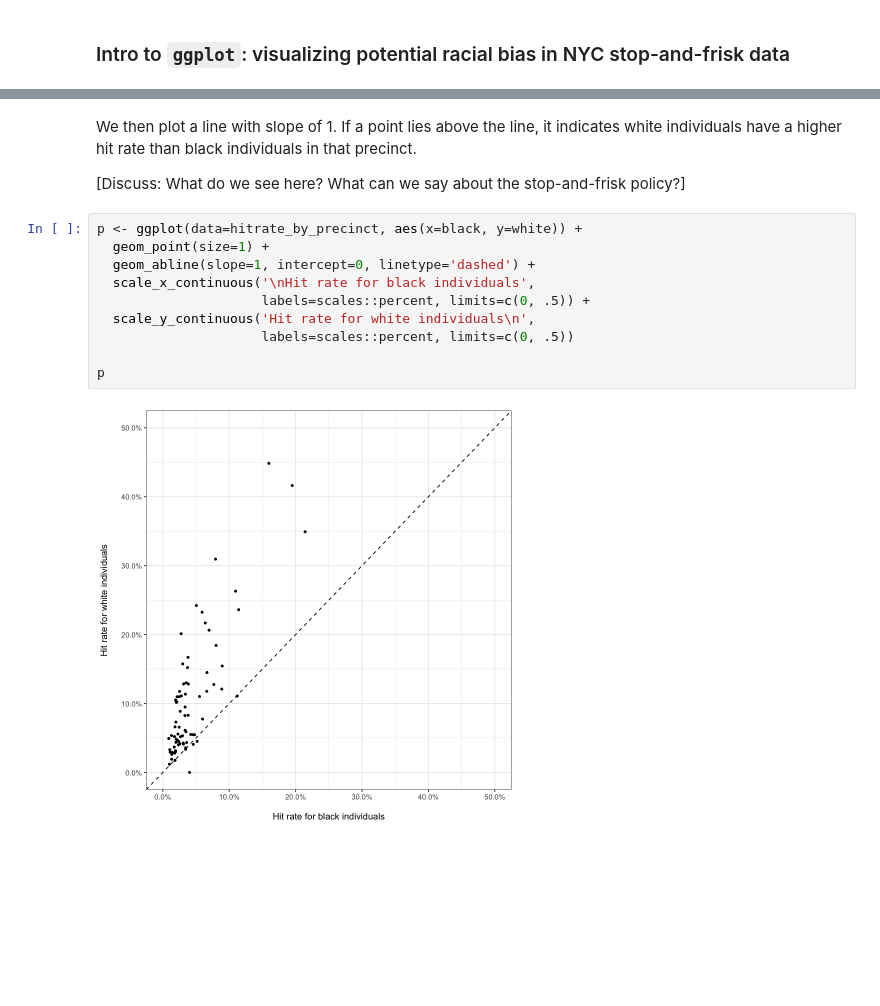
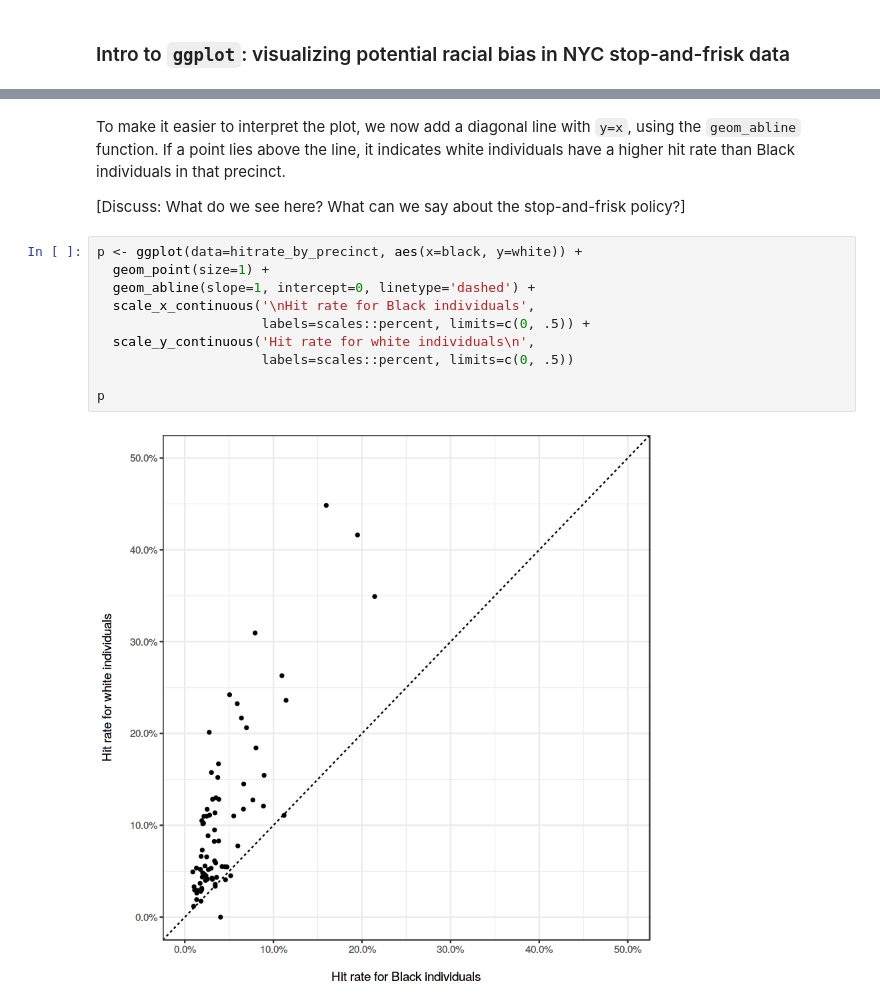
Before and after one commit to stanford-policylab/law-order-algo-2021, a Jupyter notebook: labs/week-1-r_intro-answers.ipynb, the cells around one changed output, grey strips where cells are left out. Drawn from its saved outputs; the diff is of its cells as text; blank space fills up the shorter version.

```diff
--- a/labs/week-1-r_intro-answers.ipynb
+++ b/labs/week-1-r_intro-answers.ipynb
@@ -359,17 +357,17 @@ p
 # %% [markdown]
-We then plot a line with slope of 1. If a point lies above the line, it indicates white individuals have a higher hit rate than black individuals in that precinct.
+To make it easier to interpret the plot, we now add a diagonal line with `y=x`, using the `geom_abline` function. If a point lies above the line, it indicates white individuals have a higher hit rate than Black individuals in that precinct.
 
 \[Discuss: What do we see here? What can we say about the stop-and-frisk policy?\]
 # %%
 p <- ggplot(data=hitrate_by_precinct, aes(x=black, y=white)) +
   geom_point(size=1) +
   geom_abline(slope=1, intercept=0, linetype='dashed') +
-  scale_x_continuous('\nHit rate for black individuals',
+  scale_x_continuous('\nHit rate for Black individuals',
                      labels=scales::percent, limits=c(0, .5)) +
   scale_y_continuous('Hit rate for white individuals\n',
                      labels=scales::percent, limits=c(0, .5))
 
 p
 # %% [output]
-[figure, old version]
+[figure, new version]
 # %% [markdown]
```
Also changed, not shown: parts of 11 cells of this notebook, 1 other file.
